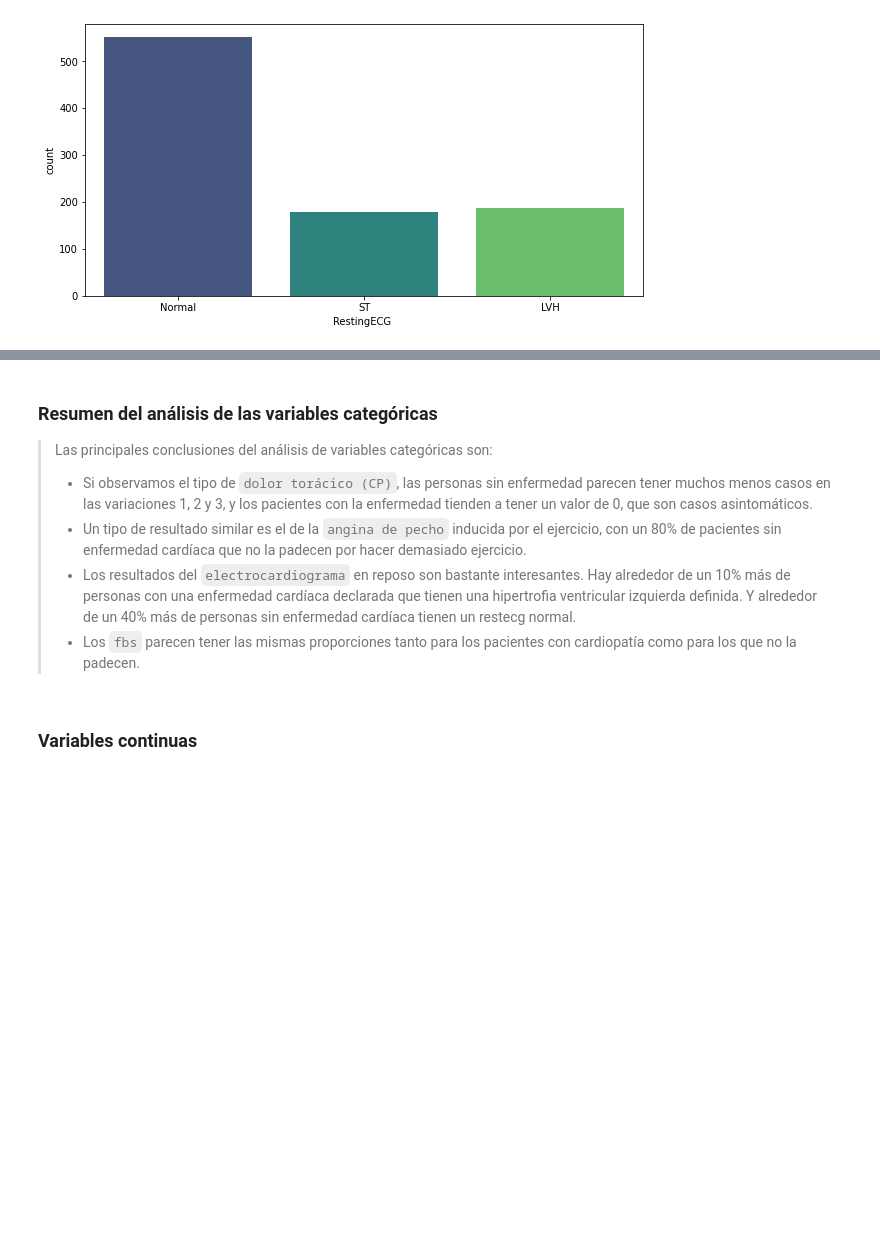
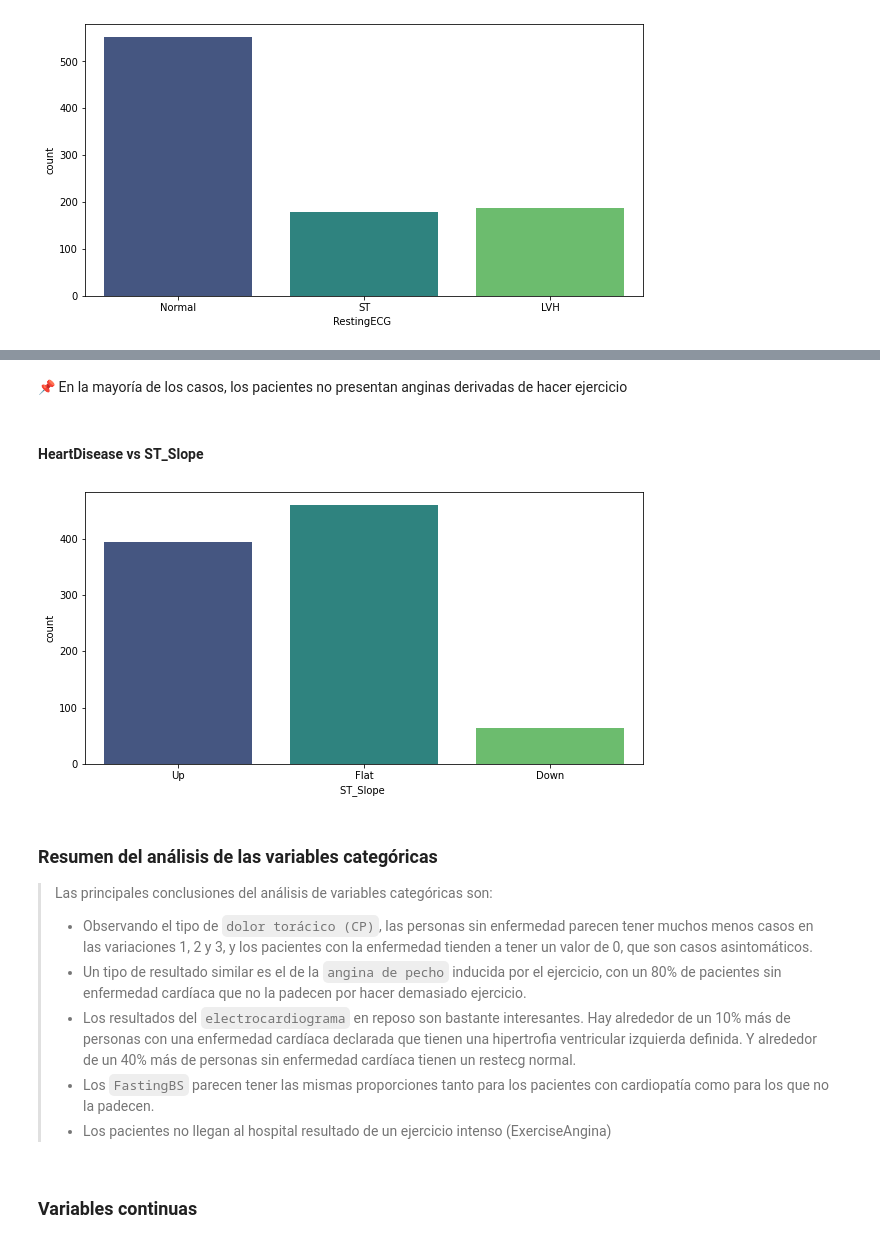
Before and after one commit to AnaAGG/Heart-Disease-Prediction, a Jupyter notebook: notebooks/Heart_Disease_Prediction_AnaG.ipynb, the cells around one changed output, grey strips where cells are left out. Saved outputs shown, nothing was run; the diff lists cells and outputs as text; code cells hidden in the pictures; blank space fills up the shorter version.

```diff
--- a/notebooks/Heart_Disease_Prediction_AnaG.ipynb
+++ b/notebooks/Heart_Disease_Prediction_AnaG.ipynb
@@ -492,10 +428,25 @@ ESCRIBIR LA CONCLUSION. PRINCIPALMENTE EN ESTE CASO LO HICE POR SEPARADO PORQUE
+# %% [markdown]
+📌 En la mayoría de los casos, los pacientes no presentan anginas derivadas de hacer ejercicio
+# %% [markdown]
+#### HeartDisease vs ST_Slope
+# %%
+plt.figure(figsize=(10,5))
+fig8 = sns.countplot(data = df, x = "ST_Slope", palette = "viridis")
+
+
+fig8.set(xlabel = "ST_Slope ", ylabel = "count")
+
+plt.show();
+# %% [output]
+[figure, added]
 # %% [markdown]
 ### Resumen del análisis de las variables categóricas
 
 > Las principales conclusiones del análisis de variables categóricas son:
-> - Si observamos el tipo de `dolor torácico (CP)`, las personas sin enfermedad parecen tener muchos menos casos en las variaciones 1, 2 y 3, y los pacientes con la enfermedad tienden a tener un valor de 0, que son casos asintomáticos.
+> - Observando el tipo de `dolor torácico (CP)`, las personas sin enfermedad parecen tener muchos menos casos en las variaciones 1, 2 y 3, y los pacientes con la enfermedad tienden a tener un valor de 0, que son casos asintomáticos.
 > - Un tipo de resultado similar es el de la `angina de pecho` inducida por el ejercicio, con un 80% de pacientes sin enfermedad cardíaca que no la padecen por hacer demasiado ejercicio.
 > - Los resultados del `electrocardiograma` en reposo son bastante interesantes. Hay alrededor de un 10% más de personas con una enfermedad cardíaca declarada que tienen una hipertrofia ventricular izquierda definida. Y alrededor de un 40% más de personas sin enfermedad cardíaca tienen un restecg normal.
-> - Los `fbs` parecen tener las mismas proporciones tanto para los pacientes con cardiopatía como para los que no la padecen.
+> - Los `FastingBS` parecen tener las mismas proporciones tanto para los pacientes con cardiopatía como para los que no la padecen.
+> - Los pacientes no llegan al hospital resultado de un ejercicio intenso (ExerciseAngina)
 # %% [markdown]
 ###  Variables continuas
```
Also changed, not shown: parts of 211 cells of this notebook.
